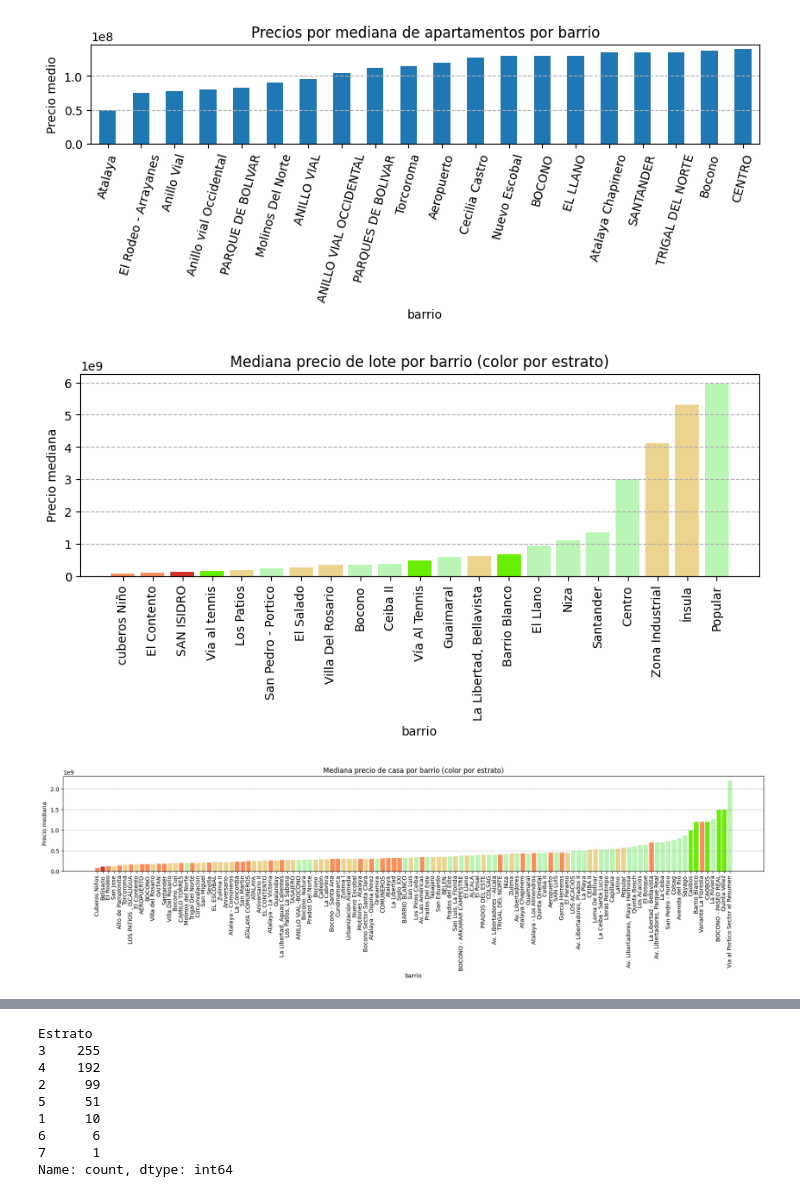
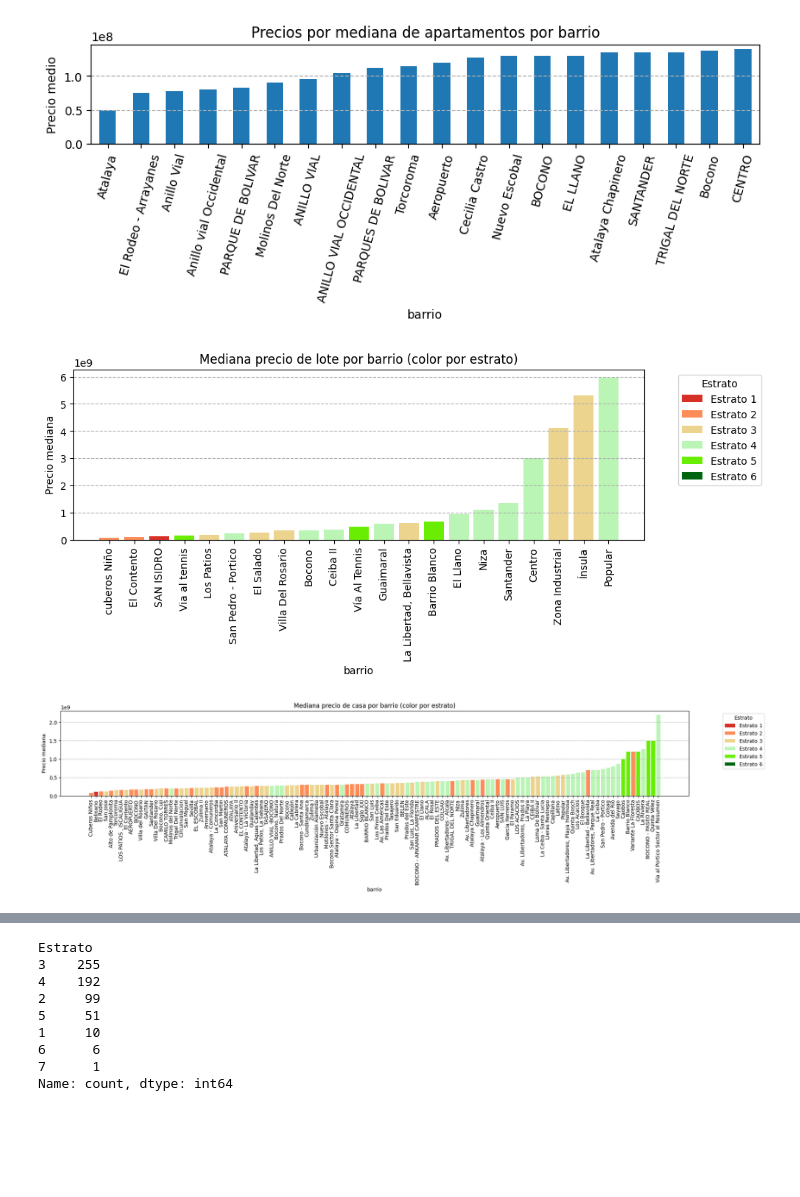
Before and after one commit to devjorgem/data-team, a Jupyter notebook: analisis de datos renta bien/rentabien_analisis.ipynb, the cells around one changed output, grey strips where cells are left out. Saved outputs shown, nothing was run; the diff lists cells and outputs as text; code cells hidden in the pictures; blank space fills up the shorter version.

```diff
--- a/analisis de datos renta bien/rentabien_analisis.ipynb
+++ b/analisis de datos renta bien/rentabien_analisis.ipynb
@@ -328,34 +328,43 @@ resumen = df_lote.groupby('Barrio').agg({
 })
 
 # Ordenar por precio
 resumen = resumen.sort_values('Precio')
 color_map = {
     1: '#d73027',
     2: '#fc8d59',
     3: "#ecd48f",
     4: "#baf5b5",
     5: "#69ee03",
     6: "#006411"
 }
 
 # Redondear estrato promedio
 resumen['Estrato_redondeado'] = resumen['Estrato'].round()
 
 # Asignar colores
 colores = resumen['Estrato_redondeado'].map(color_map)
 
 plt.figure(figsize=(10,3))
 plt.bar(resumen.index, resumen['Precio'], color=colores)
 
 plt.xticks(rotation=90)
 plt.grid(axis='y', linestyle='--')
 plt.title("Mediana precio de lote por barrio (color por estrato)")
 
 plt.xlabel('barrio')
 plt.ylabel('Precio mediana')
+from matplotlib.patches import Patch
+
+# Crear elementos de leyenda
+legend_elements = [
+    Patch(facecolor=color_map[estrato], label=f'Estrato {estrato}')
+    for estrato in sorted(color_map.keys())
+]
+
+plt.legend(handles=legend_elements, title="Estrato", bbox_to_anchor=(1.05, 1), loc='upper left')
 plt.show()
 # %% [output]
-[figure, old version]
+[figure, new version]
 # %%
 df = df.copy()
 # Asegurar que sean numéricos
@@ -395,9 +404,18 @@ plt.title("Mediana precio de casa por barrio (color por estrato)")
 
 plt.xlabel('barrio')
 plt.ylabel('Precio mediana')
+from matplotlib.patches import Patch
+
+# Crear elementos de leyenda
+legend_elements = [
+    Patch(facecolor=color_map[estrato], label=f'Estrato {estrato}')
+    for estrato in sorted(color_map.keys())
+]
+
+plt.legend(handles=legend_elements, title="Estrato", bbox_to_anchor=(1.05, 1), loc='upper left')
 plt.show()
 # %% [output]
-[figure, old version]
+[figure, new version]
 # %%
 df = df.copy()
 # Asegurar que sean numéricos
```
Also changed, not shown: parts of 1 cell of this notebook.
